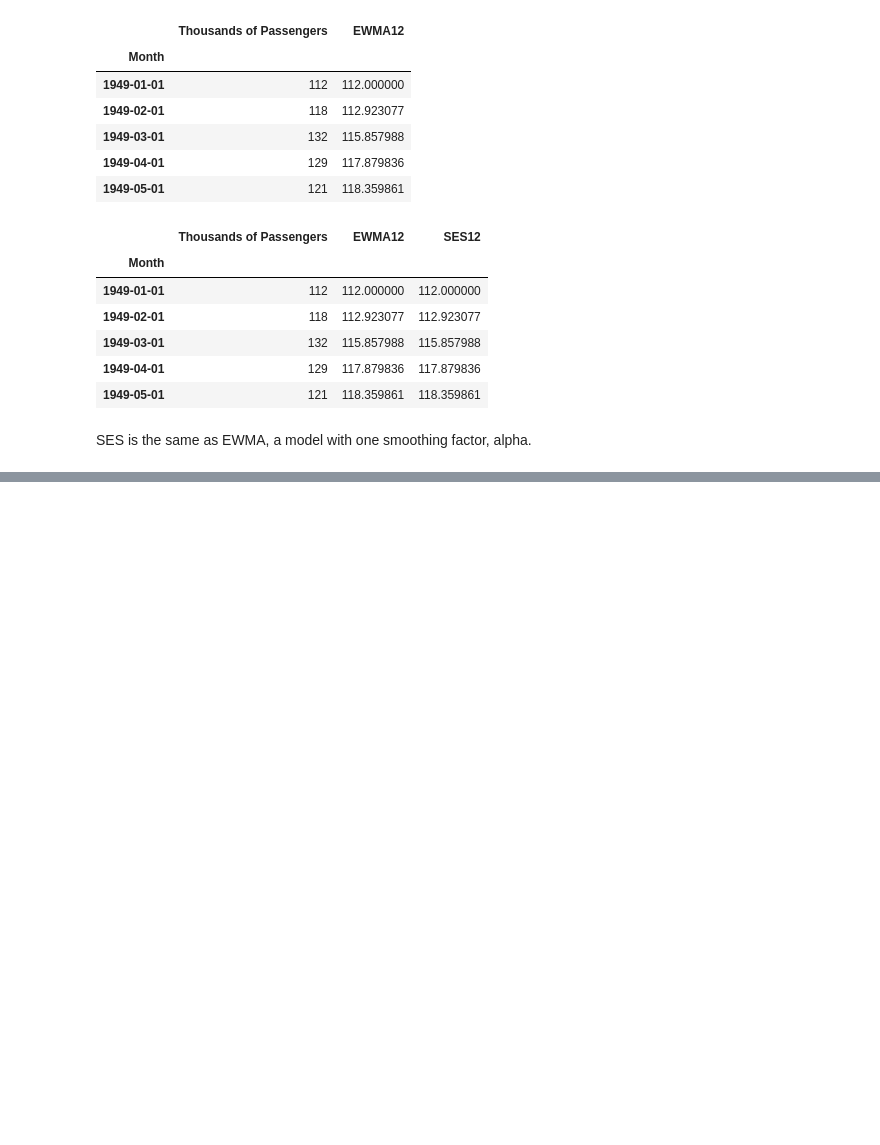
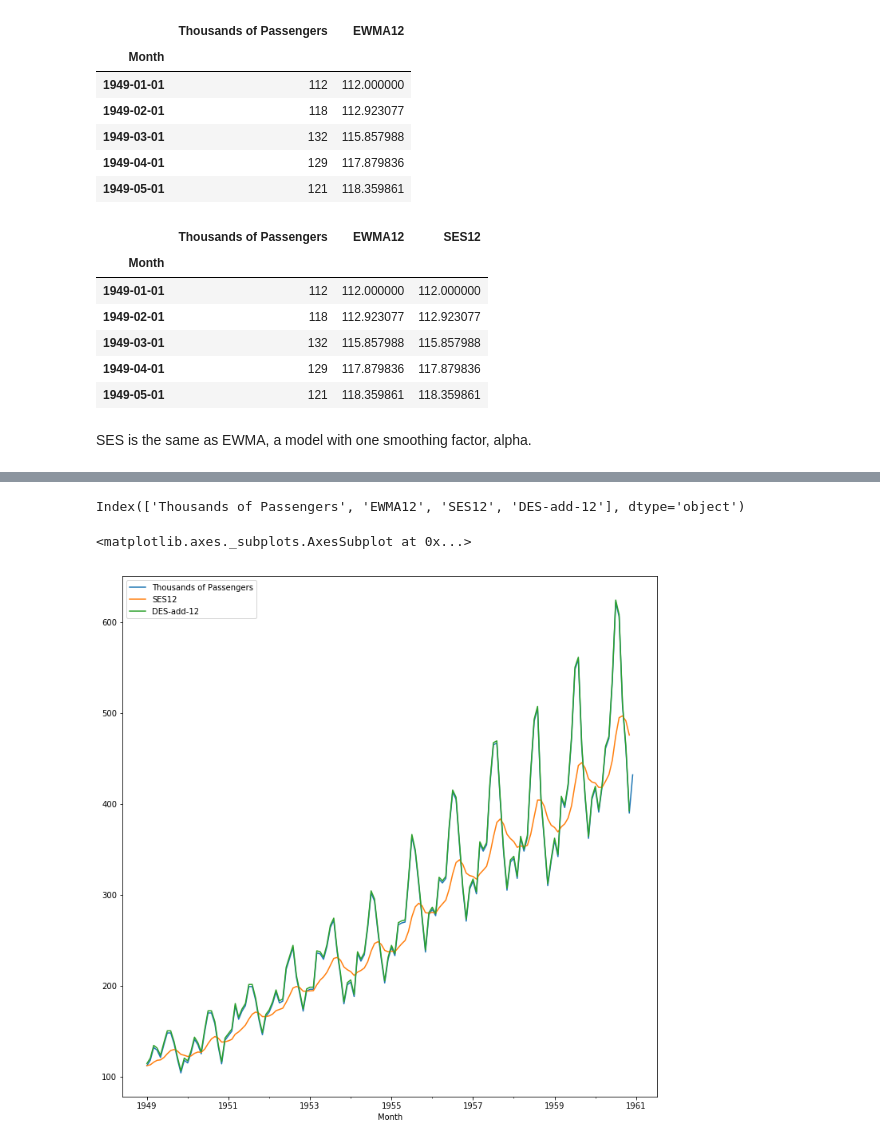
Before and after one commit to saifulrijal-ds/time-series-analysis-python, a Jupyter notebook: learn-notes_tsa-with-statsmodel.ipynb, the cells around one changed output, grey strips where cells are left out. Saved outputs shown, nothing was run; the diff lists cells and outputs as text; code cells hidden in the pictures; blank space fills up the shorter version.

```diff
--- a/learn-notes_tsa-with-statsmodel.ipynb
+++ b/learn-notes_tsa-with-statsmodel.ipynb
@@ -327,0 +332,4 @@ SES is the same as EWMA, a model with one smoothing factor, alpha.
+# %%
+# get values of double exponential smoothing
+# additive model, with assumption trend line is linear
+airline2['DES-add-12'] = ExponentialSmoothing(airline2['Thousands of Passengers'], trend='add').fit().fittedvalues.shift(-1)
@@ -327,0 +358,9 @@ SES is the same as EWMA, a model with one smoothing factor, alpha.
+# %%
+airline2.columns
+# %% [output]
+Index(['Thousands of Passengers', 'EWMA12', 'SES12', 'DES-add-12'], dtype='object')
+# %%
+airline2[['Thousands of Passengers', 'SES12', 'DES-add-12']].plot()
+# %% [output]
+<matplotlib.axes._subplots.AxesSubplot at 0x...>
+[figure, added]
```
Also changed, not shown: parts of 15 cells of this notebook.
